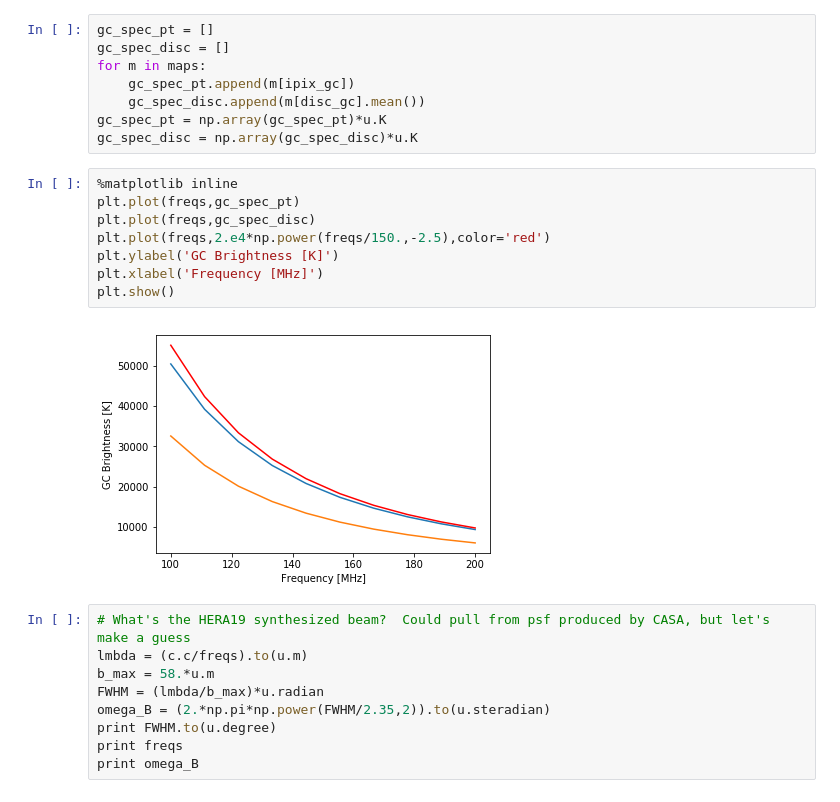
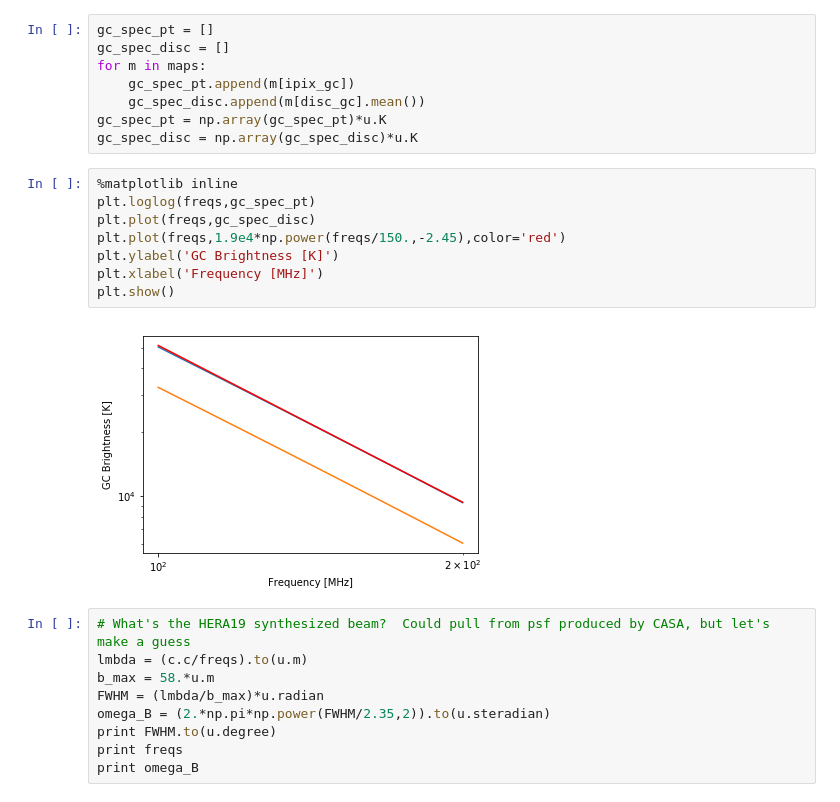
Before and after one commit to UPennEoR/kohn18_analysis, a Jupyter notebook: HERA19_GC_Calibration.ipynb, the cells around one changed output. Cells and saved outputs as stored; diff of their text form.

```diff
--- a/HERA19_GC_Calibration.ipynb
+++ b/HERA19_GC_Calibration.ipynb
@@ -43,14 +43,14 @@ gc_spec_pt = np.array(gc_spec_pt)*u.K
 gc_spec_disc = np.array(gc_spec_disc)*u.K
 # %%
 %matplotlib inline
-plt.plot(freqs,gc_spec_pt)
+plt.loglog(freqs,gc_spec_pt)
 plt.plot(freqs,gc_spec_disc)
-plt.plot(freqs,2.e4*np.power(freqs/150.,-2.5),color='red')
+plt.plot(freqs,1.9e4*np.power(freqs/150.,-2.45),color='red')
 plt.ylabel('GC Brightness [K]')
 plt.xlabel('Frequency [MHz]')
 plt.show()
 # %% [output]
-[figure, old version]
+[figure, new version]
 # %%
 # What's the HERA19 synthesized beam?  Could pull from psf produced by CASA, but let's make a guess
 lmbda = (c.c/freqs).to(u.m)
```
Also changed, not shown: parts of 20 cells of this notebook.
